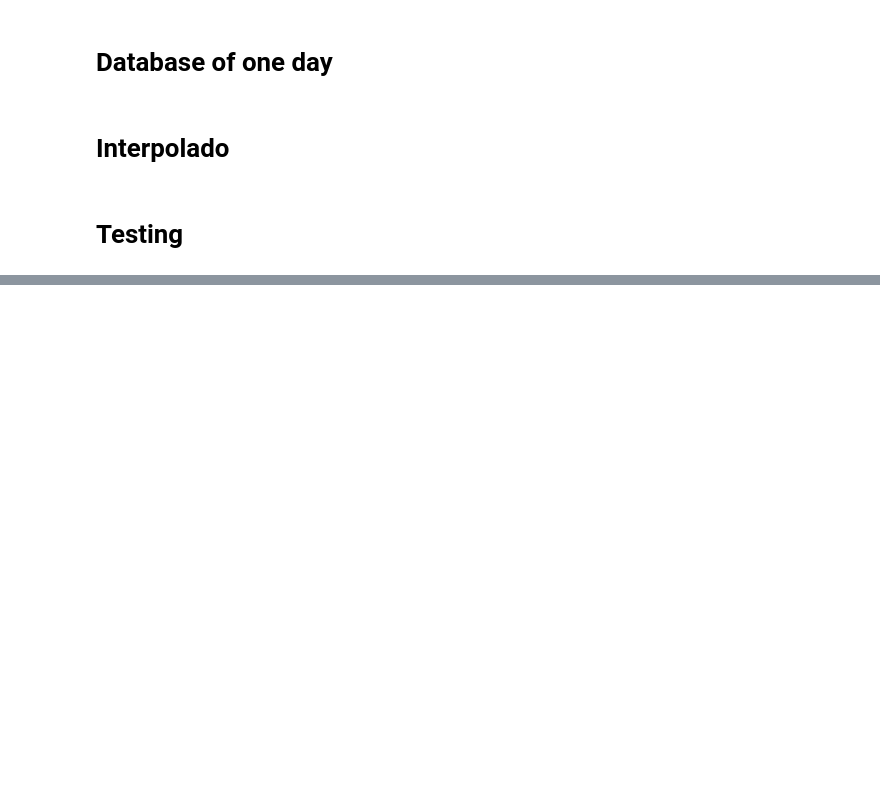
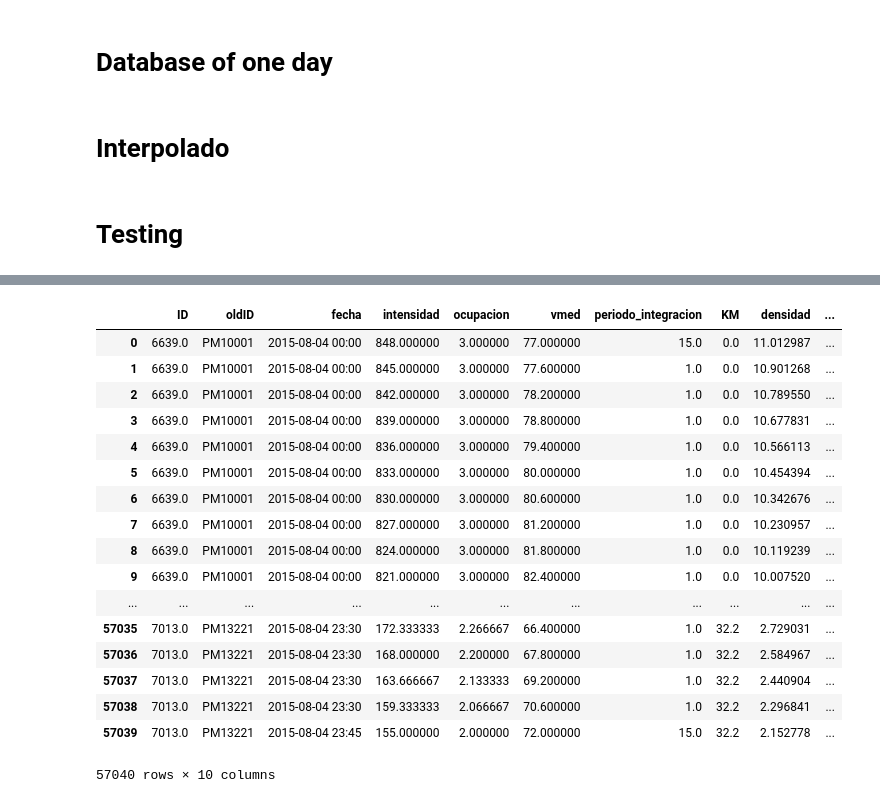
Before and after one commit to PabloMorenoVera/ITS, a Jupyter notebook: m_30_database.ipynb, the cells around one changed output, grey strips where cells are left out. Drawn from its saved outputs; the diff is of its cells as text; code cells hidden in the pictures; blank space fills up the shorter version.

```diff
--- a/m_30_database.ipynb
+++ b/m_30_database.ipynb
@@ -130,9 +130,10 @@ df = df[~(df['KM'] == 0.9)]
 df.index = range(len(df.index))
 
 df_temp = pd.DataFrame([])
+df_int = pd.DataFrame([])
 
 for id in np.sort(df.oldID.value_counts().keys()):
-     print("oldID: ", id)
+    print("oldID: ", id)
     df_aux = df.loc[df['oldID'] == id]
     # Se crea la matriz de interpolación de tamaño: filas del id obtenido * 15 minutos interpolados
     #- 14 últimos minutos del día sin medición * 10 columnas
@@ -153,12 +154,12 @@ for id in np.sort(df.oldID.value_counts().keys()):
             df_new.iloc[i, df.columns.get_loc('KM')] = df_aux.iloc[j, df.columns.get_loc('KM')]
 
 
-    df_int['intensidad'] = df_new['intensidad'].interpolate()
-    df_int['ocupacion'] = df_new['ocupacion'].interpolate()
-    df_int['vmed'] = df_new['vmed'].interpolate()
-    df_int['densidad'] = df_new['densidad'].interpolate()
+    df_new['intensidad'] = df_new['intensidad'].interpolate()
+    df_new['ocupacion'] = df_new['ocupacion'].interpolate()
+    df_new['vmed'] = df_new['vmed'].interpolate()
+    df_new['densidad'] = df_new['densidad'].interpolate()
     #df_int['Hora'] = df_new['Hora'].interpolate()
     if id == 'PM10001':
-        df_temp = df_int
+        df_temp = df_new
     else:
-        df_temp = df_temp.append(df_int, ignore_index=True)
+        df_temp = df_temp.append(df_new, ignore_index=True)
@@ -165,3 +184,24 @@ for id in np.sort(df.oldID.value_counts().keys()):
+# %%
+df_temp
+# %% [output]
+|  | ID | oldID | fecha | intensidad | ocupacion | vmed | periodo_integracion | KM | densidad | ... |
+| 0 | 6639.0 | PM10001 | 2015-08-04 00:00 | 848.000000 | 3.000000 | 77.000000 | 15.0 | 0.0 | 11.012987 | ... |
+| 1 | 6639.0 | PM10001 | 2015-08-04 00:00 | 845.000000 | 3.000000 | 77.600000 | 1.0 | 0.0 | 10.901268 | ... |
+| 2 | 6639.0 | PM10001 | 2015-08-04 00:00 | 842.000000 | 3.000000 | 78.200000 | 1.0 | 0.0 | 10.789550 | ... |
+| 3 | 6639.0 | PM10001 | 2015-08-04 00:00 | 839.000000 | 3.000000 | 78.800000 | 1.0 | 0.0 | 10.677831 | ... |
+| 4 | 6639.0 | PM10001 | 2015-08-04 00:00 | 836.000000 | 3.000000 | 79.400000 | 1.0 | 0.0 | 10.566113 | ... |
+| 5 | 6639.0 | PM10001 | 2015-08-04 00:00 | 833.000000 | 3.000000 | 80.000000 | 1.0 | 0.0 | 10.454394 | ... |
+| 6 | 6639.0 | PM10001 | 2015-08-04 00:00 | 830.000000 | 3.000000 | 80.600000 | 1.0 | 0.0 | 10.342676 | ... |
+| 7 | 6639.0 | PM10001 | 2015-08-04 00:00 | 827.000000 | 3.000000 | 81.200000 | 1.0 | 0.0 | 10.230957 | ... |
+| 8 | 6639.0 | PM10001 | 2015-08-04 00:00 | 824.000000 | 3.000000 | 81.800000 | 1.0 | 0.0 | 10.119239 | ... |
+| 9 | 6639.0 | PM10001 | 2015-08-04 00:00 | 821.000000 | 3.000000 | 82.400000 | 1.0 | 0.0 | 10.007520 | ... |
+| ... | ... | ... | ... | ... | ... | ... | ... | ... | ... | ... |
+| 57035 | 7013.0 | PM13221 | 2015-08-04 23:30 | 172.333333 | 2.266667 | 66.400000 | 1.0 | 32.2 | 2.729031 | ... |
+| 57036 | 7013.0 | PM13221 | 2015-08-04 23:30 | 168.000000 | 2.200000 | 67.800000 | 1.0 | 32.2 | 2.584967 | ... |
+| 57037 | 7013.0 | PM13221 | 2015-08-04 23:30 | 163.666667 | 2.133333 | 69.200000 | 1.0 | 32.2 | 2.440904 | ... |
+| 57038 | 7013.0 | PM13221 | 2015-08-04 23:30 | 159.333333 | 2.066667 | 70.600000 | 1.0 | 32.2 | 2.296841 | ... |
+| 57039 | 7013.0 | PM13221 | 2015-08-04 23:45 | 155.000000 | 2.000000 | 72.000000 | 15.0 | 32.2 | 2.152778 | ... |
+57040 rows × 10 columns
 # %%
 # Exporto a CSV el DataFrame
 
```
Also changed, not shown: parts of 1 cell of this notebook.
